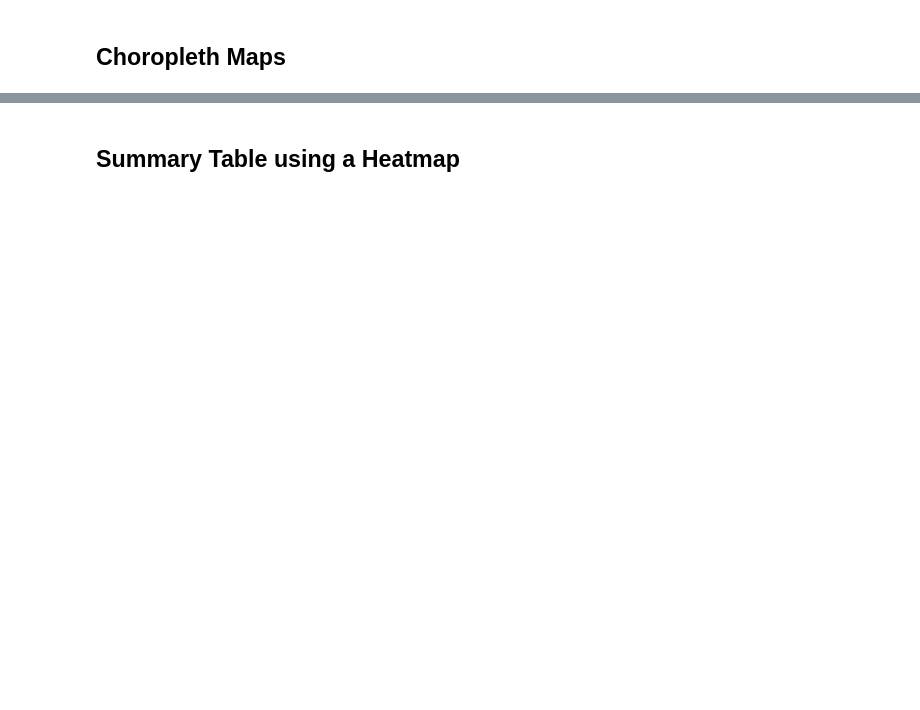
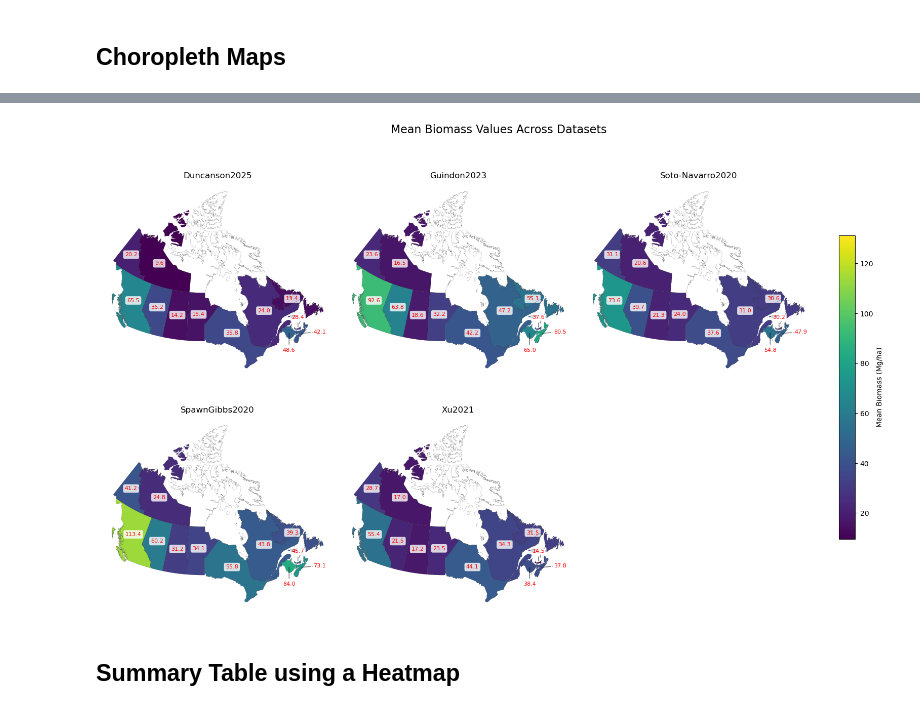
Before and after one commit to KirstenBauck/ABoVE, a Jupyter notebook: jupyter_notebooks/Create_Stats_Graphs.ipynb, the cells around one changed output, grey strips where cells are left out. Cells and saved outputs as stored; diff of their text form; code cells hidden in the pictures; blank space fills up the shorter version.

```diff
--- a/jupyter_notebooks/Create_Stats_Graphs.ipynb
+++ b/jupyter_notebooks/Create_Stats_Graphs.ipynb
@@ -185,3 +282,95 @@ plt.show()
+# %%
+if visualize == "Canada":
+    shapefile = canada_gdf[canada_gdf['postal'] != 'AK']  # Exclude Alaska
+    shapefile.loc[:, 'postal'] = shapefile['postal'].replace(province_map)
+    df_geo = shapefile.merge(df, left_on='postal', right_on='Zone')
+    # Define offsets for NB, PE, and NS to move the text and error bars
+    offsets = {
+        "New Brunswick": (0, -500000),
+        "Prince Edward Island": (0, 250000),
+        "Nova Scotia": (500000, 0),
+        "Northwest Territories": (-100000, -100000)
+    }
+else:
+    shapefile = epa_gdf
+    df_geo = shapefile.merge(df, left_on='NA_L2KEY', right_on='Zone')
+
+n_rows = 2
+n_cols = 3
+
+# Merge DataFrame with GeoDataFrame
+df_geo[['Mean', 'Median', 'Sum', 'Std']] = df_geo[['Mean', 'Median', 'Sum', 'Std']].round(2)
+
+# Create a grid of plots
+fig, axes = plt.subplots(n_rows, n_cols, figsize=(16, 10))
+axes = axes.flatten()
+
+global_vmin = df_geo['Mean'].min()
+global_vmax = df_geo['Mean'].max()
+
+# Create a colormap and normalization for the colorbar
+cmap = cm.viridis
+norm = mcolors.Normalize(vmin=global_vmin, vmax=global_vmax)
+
+for i, dataset in enumerate(dataset_order):
+    df_subset = df_geo[df_geo['Dataset'] == dataset]
+
+    # Plot without individual legends
+    ax = df_subset.plot(
+        column='Mean',
+        cmap=cmap,
+        ax=axes[i],
+        vmin=global_vmin,
+        vmax=global_vmax,
+        legend=False  # Disable per-plot legend
+    )
+
+    shapefile.plot(
+        ax=ax,
+        edgecolor='black',
+        facecolor='none',
+        linewidth=0.1,
+        zorder=10
+    )
+
+    ax.set_title(f'{dataset}', fontsize=12)
+    ax.set_axis_off()
+
+    for x, y, mean, zone in zip(df_subset.geometry.centroid.x,
+                           df_subset.geometry.centroid.y,
+                           df_subset['Mean'].round(1),
+                           df_subset['Name_EN']
+                               ):
+        if not pd.isnull(mean):
+
+            dx, dy = offsets.get(zone, (0, 0))  # Default offset (0,0) if not in offsets dictionary
+
+            ax.annotate(
+                text=f'{mean}',
+                xy=(x, y),
+                xytext=(x + dx, y + dy),  # Adjusted position
+                ha='center',
+                fontsize=8,
+                color='red',
+                bbox=dict(boxstyle="round,pad=0.3", edgecolor='none', facecolor='white', alpha=0.8),
+                arrowprops=dict(arrowstyle="-", color="black", alpha=0.6) if dx or dy else None
+            )
+
+# Add a single colorbar
+cbar_ax = fig.add_axes([0.92, 0.2, 0.02, 0.6])  # Position: [left, bottom, width, height]
+sm = cm.ScalarMappable(cmap=cmap, norm=norm)
+fig.colorbar(sm, cax=cbar_ax, label='Mean Biomass (Mg/ha)')
+
+# Remove any empty subplots
+for j in range(i + 1, n_rows * n_cols):
+    fig.delaxes(axes[j])
+
+fig.suptitle('Mean Biomass Values Across Datasets', fontsize=16, y=1.02)
+plt.tight_layout(rect=[0, 0, 0.9, 1])
+
+plt.show()
+# %% [output]
+[figure, added]
 # %% [markdown]
 ## Summary Table using a Heatmap
 # %%
```
Also changed, not shown: parts of 15 cells of this notebook, 30 other files.
